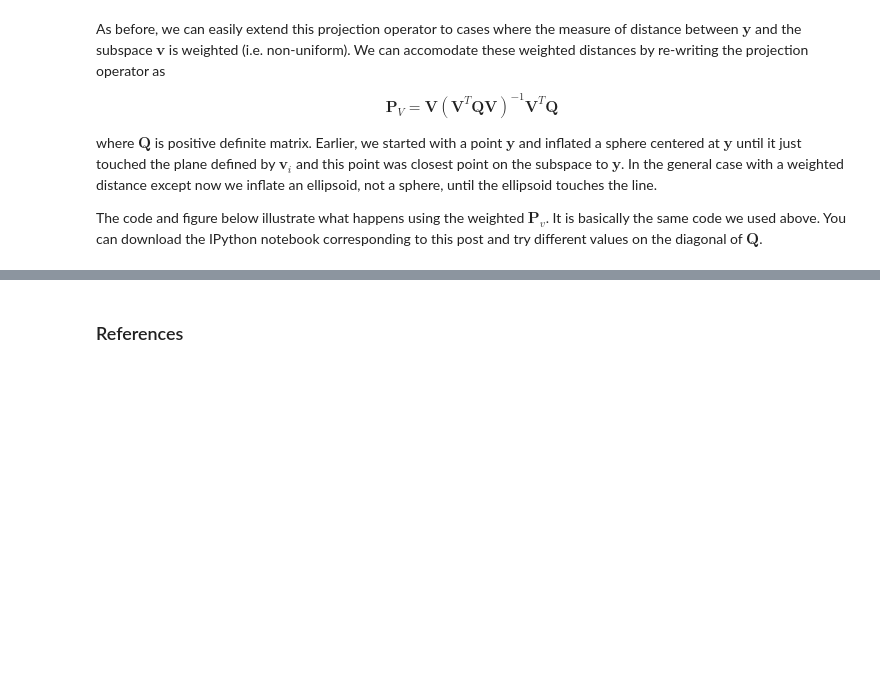
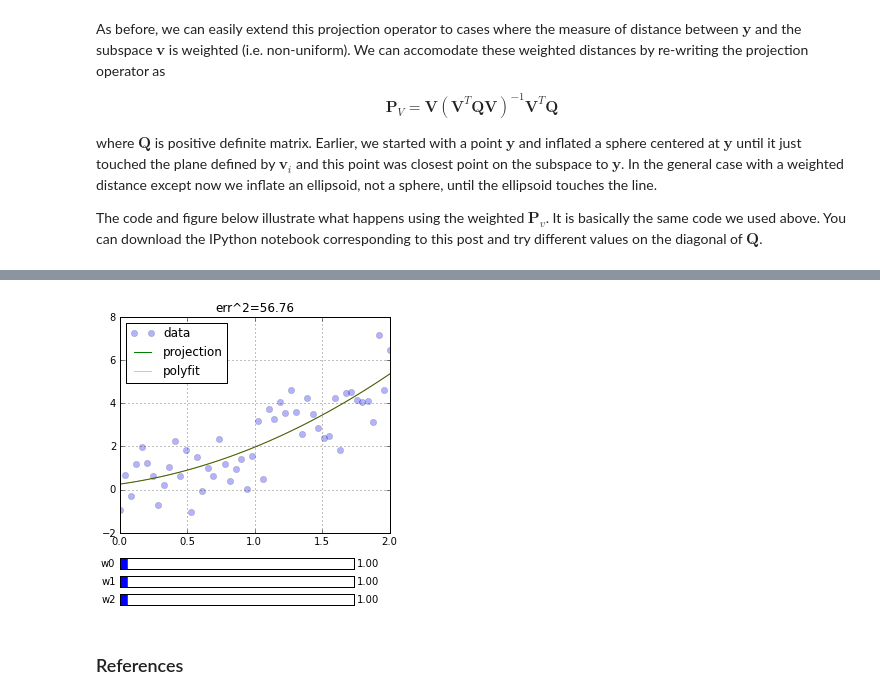
Before and after one commit to unpingco/Python-for-Signal-Processing, a Jupyter notebook: Projection_Ex.ipynb, the cells around one changed output, grey strips where cells are left out. Cells and saved outputs as stored; diff of their text form; code cells hidden in the pictures; blank space fills up the shorter version.

```diff
--- a/Projection_Ex.ipynb
+++ b/Projection_Ex.ipynb
@@ -64,3 +55,69 @@ so.leastsq(
+# %%
+import numpy as np
+import matplotlib.pyplot as plt
+from matplotlib.widgets import Slider
+
+fig, ax = plt.subplots()
+fig.set_size_inches(5,5)
+
+plt.subplots_adjust(left=0.25, bottom=0.30,right=1)
+
+x = np.linspace(0,2,50)
+y = x + x**2 + np.sin(2*np.pi*x) + np.random.randn(len(x))
+
+V = np.matrix(np.vstack([np.ones(x.shape),x,x**2]).T)
+Q = np.matrix(np.eye(V.shape[0]))
+i,j =np.diag_indices_from(Q)
+#Q[i[:20],j[:20]]=100
+R = np.matrix(np.diag([1,1,1]))*0
+
+Pv = V*np.linalg.inv(V.T*Q*V+R)*V.T*Q
+p=np.polyfit(x,y,2)
+
+ax.plot(x,y,'o',label='data',alpha=0.3)
+ax.set_title('err^2=%3.2f'%(np.linalg.norm(y)**2 - np.linalg.norm(np.dot(Pv,y))**2 ))
+ls_line,=ax.plot(x,np.dot(Pv,y).flat,label='projection')
+ax.plot(x,np.polyval(p,x),'-',label='polyfit',alpha=0.3)
+ax.legend(loc=0)
+ax.grid()
+
+axw0 = plt.axes([0.25, 0.2, 0.65, 0.03] )
+sw0  = Slider(axw0, 'w0', 0.1, 30.0, valinit = 1)
+axw1 = plt.axes([0.25, 0.15, 0.65, 0.03] )
+sw1  = Slider(axw1, 'w1', 0.1, 30.0, valinit = 1)
+axw2 = plt.axes([0.25, 0.10, 0.65, 0.03] )
+sw2  = Slider(axw2, 'w2', 0.1, 30.0, valinit = 1)
+
+def update_w0(val):
+   w = sw0.val
+   R[0,0]=w
+   Pv = V*np.linalg.inv(V.T*Q*V+R)*V.T*Q
+   ls_line.set_ydata(np.dot(Pv,y).flat)
+   ax.set_title('err=%3.2f'%(np.linalg.norm(y)**2 - np.linalg.norm(np.dot(Pv,y))**2 ))
+   plt.draw()
+sw0.on_changed(update_w0)
+
+def update_w1(val):
+   w = sw1.val
+   R[1,1]=w
+   Pv = V*np.linalg.inv(V.T*Q*V+R)*V.T*Q
+   ls_line.set_ydata(np.dot(Pv,y).flat)
+   ax.set_title('err=%3.2f'%(np.linalg.norm(y)**2 - np.linalg.norm(np.dot(Pv,y))**2 ))
+   plt.draw()
+sw1.on_changed(update_w1)
+
+def update_w2(val):
+   w = sw2.val
+   R[2,2]=w
+   Pv = V*np.linalg.inv(V.T*Q*V+R)*V.T*Q
+   ls_line.set_ydata(np.dot(Pv,y).flat)
+   ax.set_title('err=%3.2f'%(np.linalg.norm(y)**2 - np.linalg.norm(np.dot(Pv,y))**2 ))
+   plt.draw()
+sw2.on_changed(update_w2)
+
+plt.show()
+# %% [output]
+[figure, added]
 # %% [markdown]
 ### References
 # %% [markdown]
```
Also changed, not shown: parts of 4 cells of this notebook.
